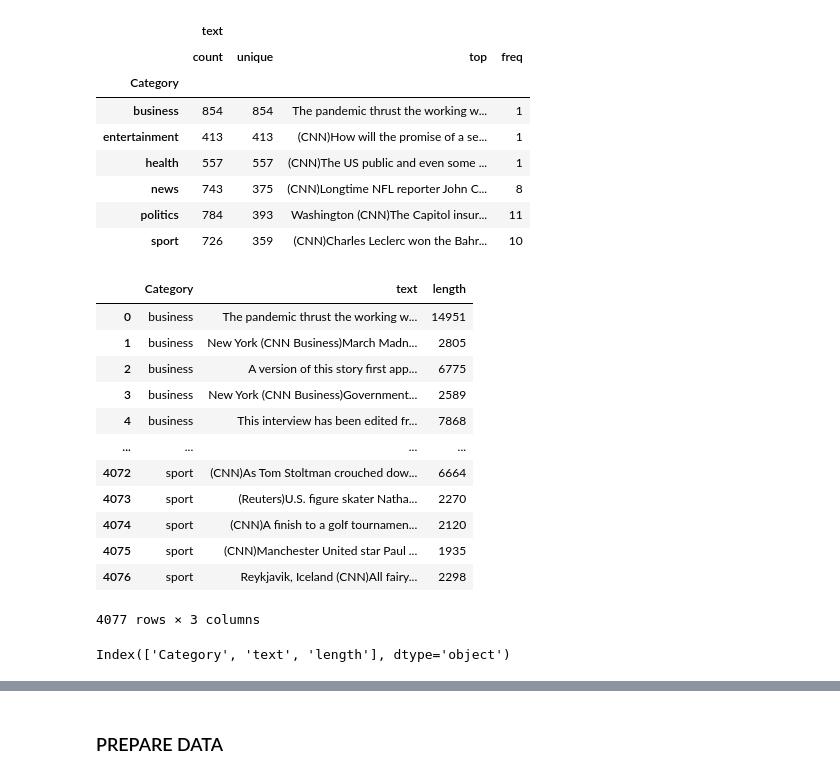
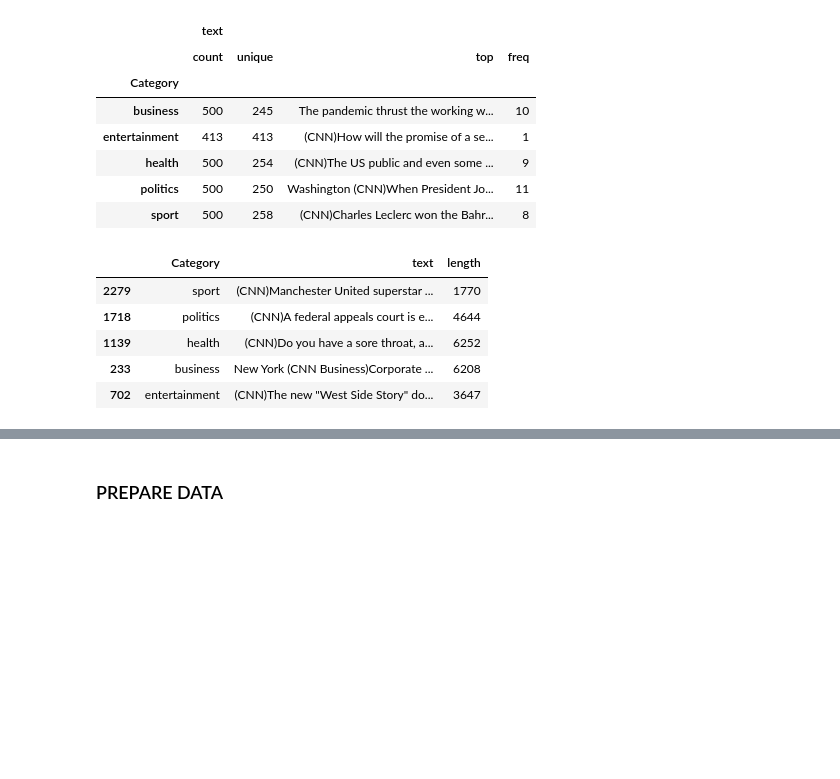
Before and after one commit to Raum27/nlp_project, a Jupyter notebook: Untitled.ipynb, the cells around one changed output, grey strips where cells are left out. Cells and saved outputs as stored; diff of their text form; code cells hidden in the pictures; blank space fills up the shorter version.

```diff
--- a/Untitled.ipynb
+++ b/Untitled.ipynb
@@ -52,0 +45,3 @@ df.isnull().sum().to_frame()
+# %%
+# ตัด news ออกไปเพราะไม่รู้ว่ามันคืออะไร ?
+df = df.drop(df.index[df['Category'].isin(['news'])])
@@ -52,0 +55,4 @@ df.isnull().sum().to_frame()
+# %%
+print(df['Article text'].duplicated().sum())
+df.drop_duplicates(subset=['Article text'],keep='first',inplace=True)
+print(df['Article text'].duplicated().sum())
@@ -73,15 +68,9 @@ ths = int(entertainment+business+health/3)
 arr = []
 for i in np.unique(df['Category']):
     data = df[df['Category']==i].values
-    if len(data)>ths:
-
-        x = np.random.randint(low=29, high=61, size=1)[0]
+    if len(data)>500:
         random.shuffle(data)
-        ran = int(ths-(ths*x/100))
-        if(ran>800):
-            ran -= 200
-
-        arr.append(data[:ran])
+        arr.append(data[:500])
         continue
     if (len(data)<413):
         continue
@@ -110,32 +100,20 @@ new_df.groupby('Category').describe()
 |  | text |  |  |  |
 |  | count | unique | top | freq |
 | Category |  |  |  |  |
-| business | 854 | 854 | The pandemic thrust the working w... | 1 |
+| business | 500 | 245 | The pandemic thrust the working w... | 10 |
 | entertainment | 413 | 413 | (CNN)How will the promise of a se... | 1 |
-| health | 557 | 557 | (CNN)The US public and even some ... | 1 |
-| news | 743 | 375 | (CNN)Longtime NFL reporter John C... | 8 |
-| politics | 784 | 393 | Washington (CNN)The Capitol insur... | 11 |
-| sport | 726 | 359 | (CNN)Charles Leclerc won the Bahr... | 10 |
+| health | 500 | 254 | (CNN)The US public and even some ... | 9 |
+| politics | 500 | 250 | Washington (CNN)When President Jo... | 11 |
+| sport | 500 | 258 | (CNN)Charles Leclerc won the Bahr... | 8 |
 # %%
 new_df['length']= new_df['text'].apply(len)
 # %%
-new_df
+new_df.sample(5)
 # %% [output]
 |  | Category | text | length |
-| 0 | business | The pandemic thrust the working w... | 14951 |
-| 1 | business | New York (CNN Business)March Madn... | 2805 |
-| 2 | business | A version of this story first app... | 6775 |
-| 3 | business | New York (CNN Business)Government... | 2589 |
-| 4 | business | This interview has been edited fr... | 7868 |
-| ... | ... | ... | ... |
-| 4072 | sport | (CNN)As Tom Stoltman crouched dow... | 6664 |
-| 4073 | sport | (Reuters)U.S. figure skater Natha... | 2270 |
-| 4074 | sport | (CNN)A finish to a golf tournamen... | 2120 |
-| 4075 | sport | (CNN)Manchester United star Paul ... | 1935 |
-| 4076 | sport | Reykjavik, Iceland (CNN)All fairy... | 2298 |
+| 2279 | sport | (CNN)Manchester United superstar ... | 1770 |
+| 1718 | politics | (CNN)A federal appeals court is e... | 4644 |
+| 1139 | health | (CNN)Do you have a sore throat, a... | 6252 |
+| 233 | business | New York (CNN Business)Corporate ... | 6208 |
+| 702 | entertainment | (CNN)The new "West Side Story" do... | 3647 |
-4077 rows × 3 columns
-# %%
-new_df.keys()
-# %% [output]
-Index(['Category', 'text', 'length'], dtype='object')
 # %%
```
Also changed, not shown: parts of 51 cells of this notebook.
